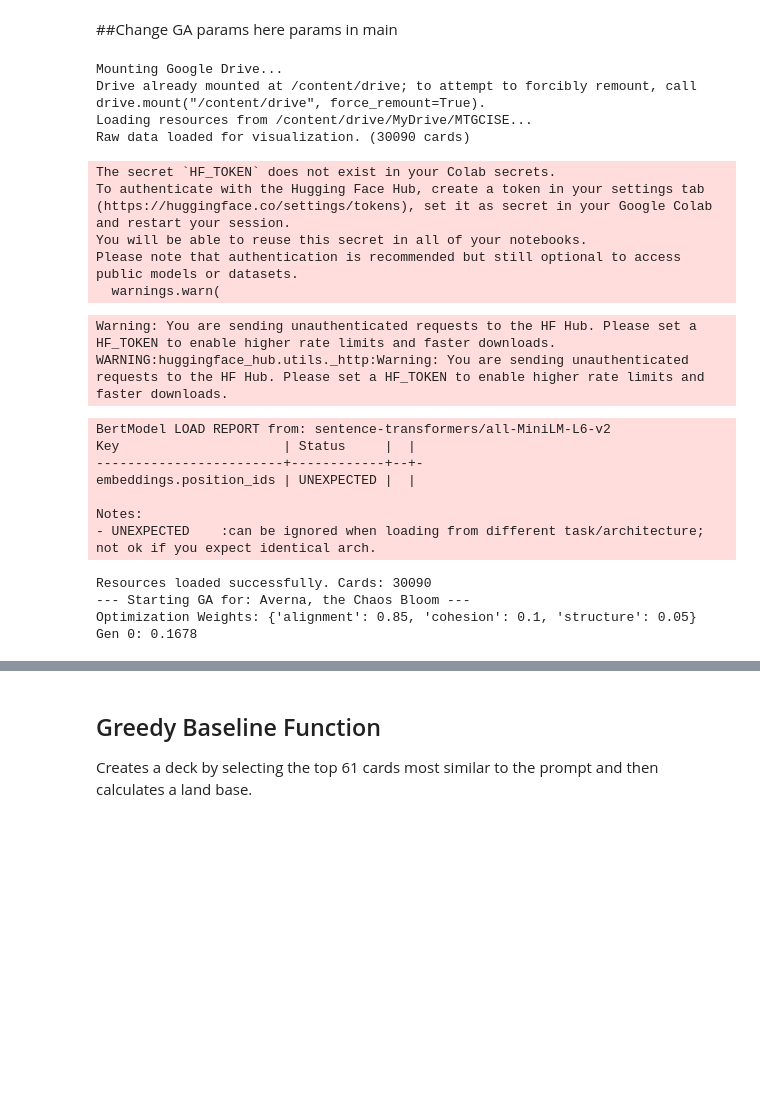
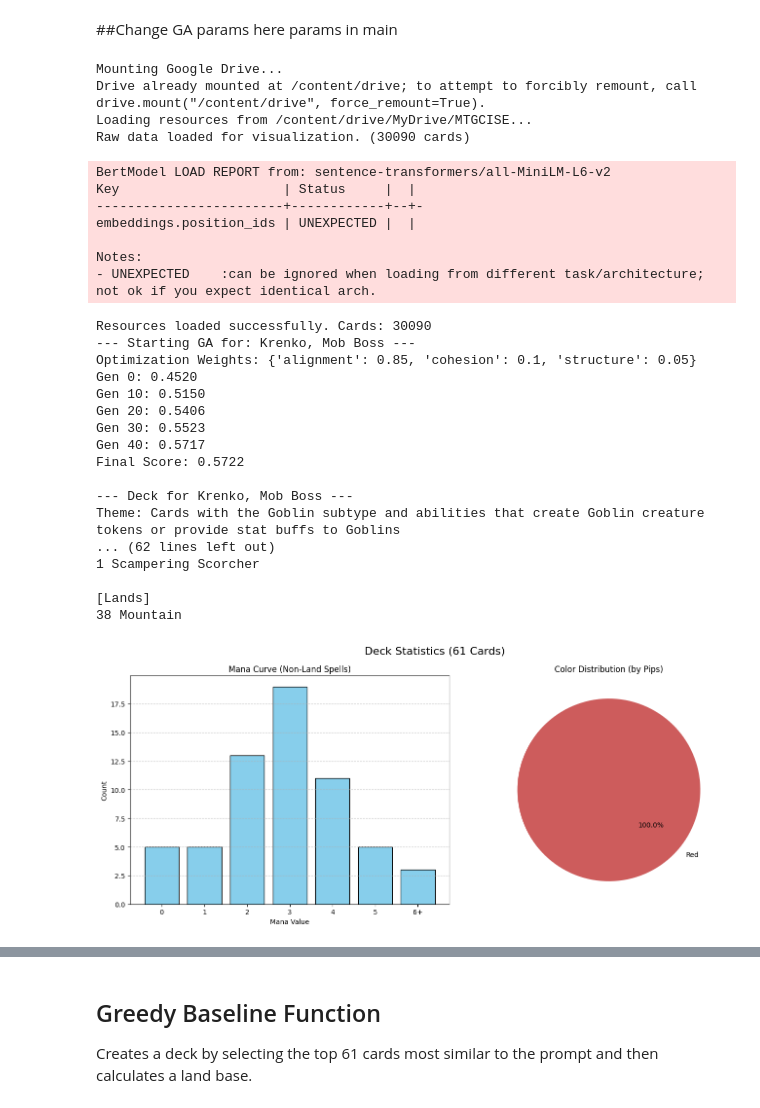
Before and after one commit to Lenfried/edh-autobuilder, a Jupyter notebook: edhAutobuilder.ipynb, the cells around one changed output, grey strips where cells are left out. Drawn from its saved outputs; the diff is of its cells as text; code cells hidden in the pictures; blank space fills up the shorter version.

```diff
--- a/edhAutobuilder.ipynb
+++ b/edhAutobuilder.ipynb
@@ -2407,55 +2469,62 @@ def generate_edh_deck(
 
         print("\n[Spells]")
         spell_counts = collections.Counter(best_names)
         for card, count in spell_counts.most_common():
             print(f"{count} {card}")
 
         print("\n[Lands]")
         land_counts = collections.Counter(lands)
         for land, count in land_counts.most_common():
             print(f"{count} {land}")
 
         # Pass the raw_df for accurate mana values
         visualize_deck_stats(best_names, df, raw_df)
         return final
     except Exception as e:
         print(f"Error: {e}")
         traceback.print_exc()
         return []
 
 if __name__ == "__main__":
     final_deck = generate_edh_deck(
-        commander_name="Averna, the Chaos Bloom",
-        prompt="cascade",
-        generations=30,
+        commander_name="Krenko, Mob Boss",
+        prompt="Cards with the Goblin subtype and abilities that create Goblin creature tokens or provide stat buffs to Goblins",
+        generations=50,
         population_size=1000,
-        mutation_rate=0.03,
+        mutation_rate=0.05,
         deck_size=61,
         weights={'alignment': 0.85, 'cohesion': 0.1, 'structure': 0.05}
     )
 # %% [output]
 Mounting Google Drive...
 Drive already mounted at /content/drive; to attempt to forcibly remount, call drive.mount("/content/drive", force_remount=True).
 Loading resources from /content/drive/MyDrive/MTGCISE...
 Raw data loaded for visualization. (30090 cards)
-The secret `HF_TOKEN` does not exist in your Colab secrets.
-To authenticate with the Hugging Face Hub, create a token in your settings tab (https://huggingface.co/settings/tokens), set it as secret in your Google Colab and restart your session.
-You will be able to reuse this secret in all of your notebooks.
-Please note that authentication is recommended but still optional to access public models or datasets.
-  warnings.warn(
+BertModel LOAD REPORT from: sentence-transformers/all-MiniLM-L6-v2
+Key                     | Status     |  |
+------------------------+------------+--+-
+embeddings.position_ids | UNEXPECTED |  |
+
+Notes:
+- UNEXPECTED    :can be ignored when loading from different task/architecture; not ok if you expect identical arch.
-Warning: You are sending unauthenticated requests to the HF Hub. Please set a HF_TOKEN to enable higher rate limits and faster downloads.
-WARNING:huggingface_hub.utils._http:Warning: You are sending unauthenticated requests to the HF Hub. Please set a HF_TOKEN to enable higher rate limits and faster downloads.
+Resources loaded successfully. Cards: 30090
+--- Starting GA for: Krenko, Mob Boss ---
+Optimization Weights: {'alignment': 0.85, 'cohesion': 0.1, 'structure': 0.05}
+Gen 0: 0.4520
+Gen 10: 0.5150
+Gen 20: 0.5406
+Gen 30: 0.5523
+Gen 40: 0.5717
+Final Score: 0.5722
+
+--- Deck for Krenko, Mob Boss ---
+Theme: Cards with the Goblin subtype and abilities that create Goblin creature tokens or provide stat buffs to Goblins
+... (62 lines left out)
+1 Scampering Scorcher
+
+[Lands]
+38 Mountain
-BertModel LOAD REPORT from: sentence-transformers/all-MiniLM-L6-v2
-Key                     | Status     |  |
-------------------------+------------+--+-
-embeddings.position_ids | UNEXPECTED |  |
-
-Notes:
-- UNEXPECTED    :can be ignored when loading from different task/architecture; not ok if you expect identical arch.
-Resources loaded successfully. Cards: 30090
---- Starting GA for: Averna, the Chaos Bloom ---
-Optimization Weights: {'alignment': 0.85, 'cohesion': 0.1, 'structure': 0.05}
-Gen 0: 0.1678
+[figure, added]
 # %%
 !git add .
 !git commit -m "Commit message"
```
Also changed, not shown: parts of 21 cells of this notebook.
